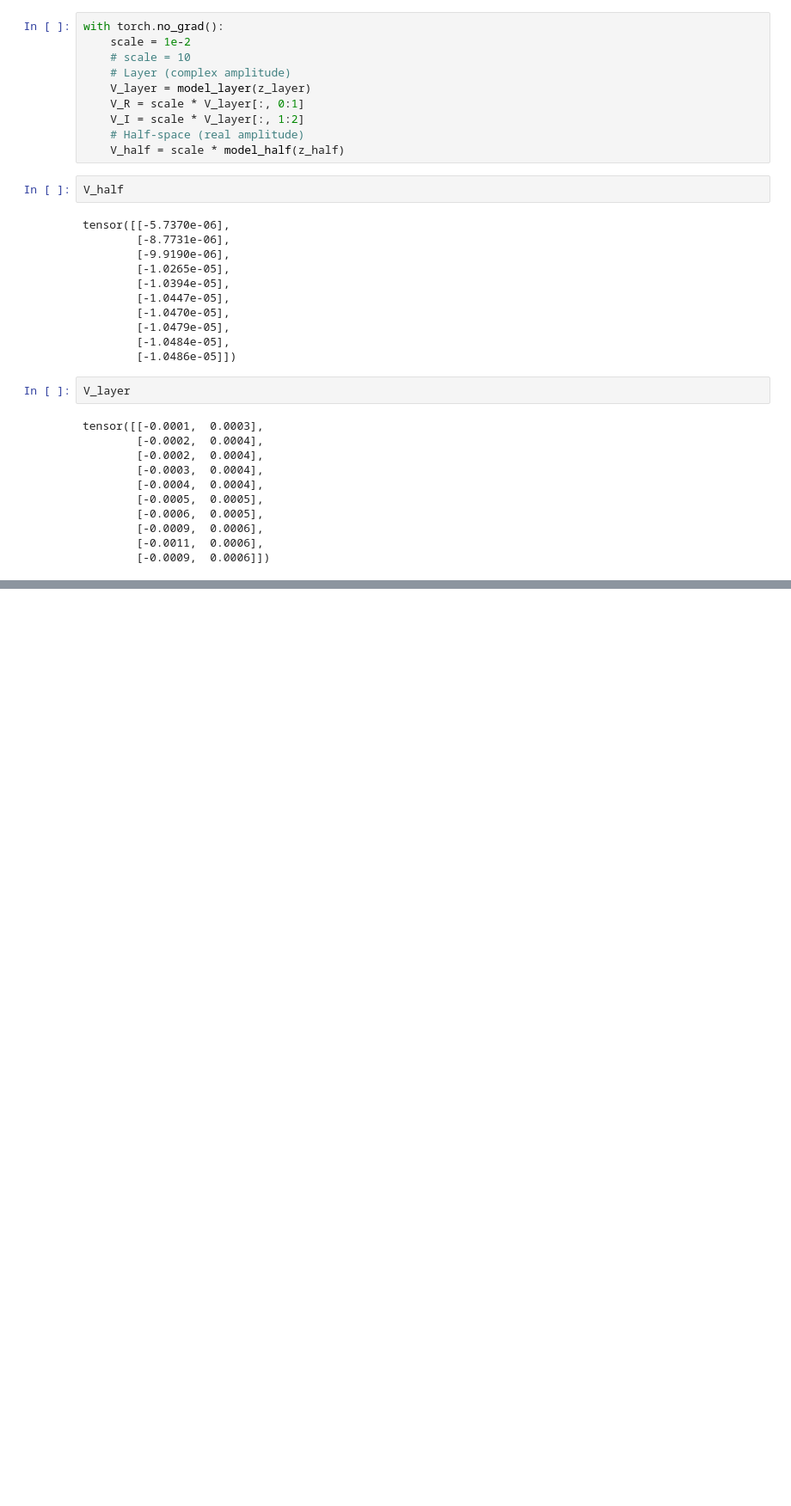
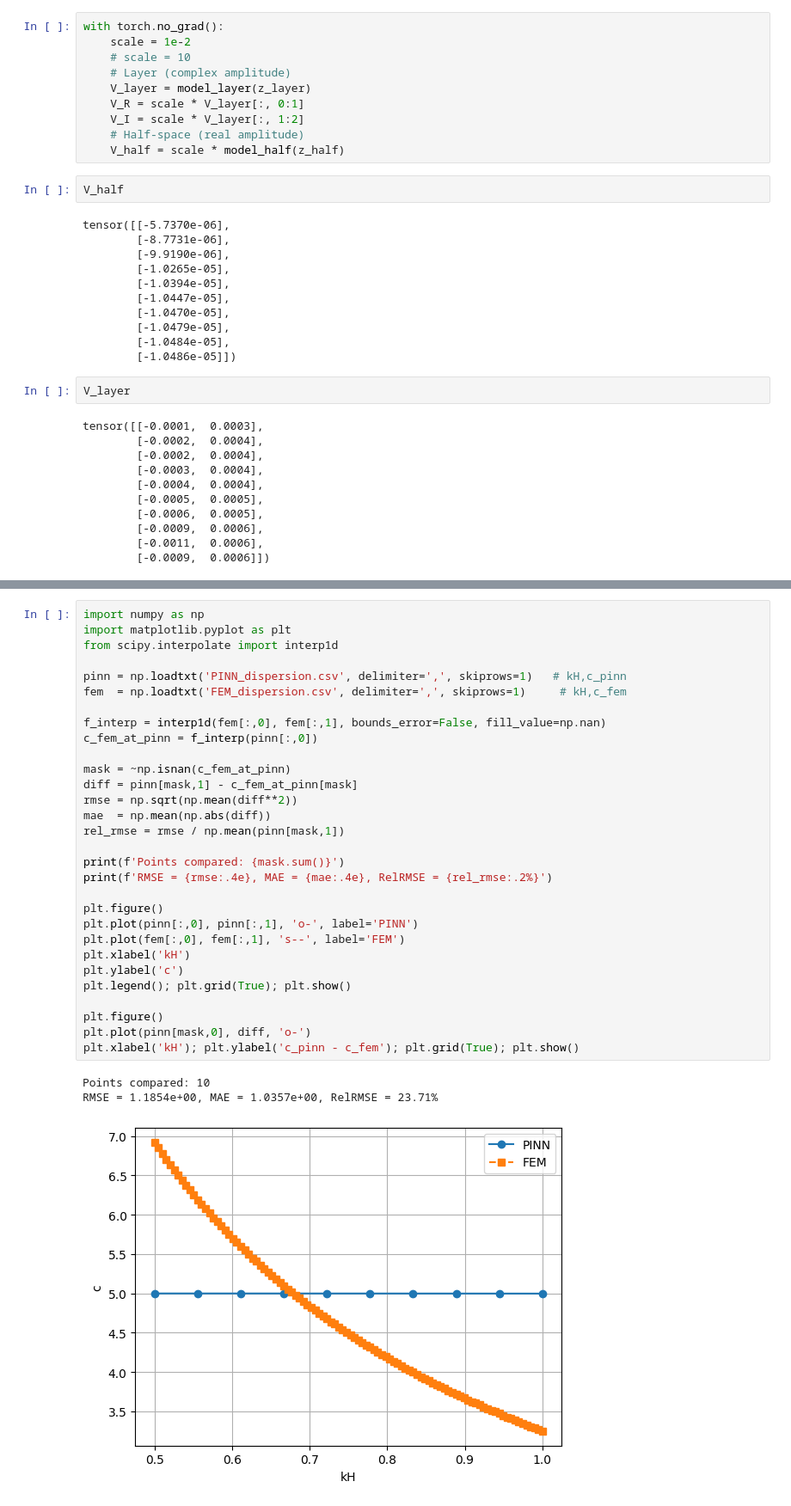
Before and after one commit to mayankjha-my/PINN, a Jupyter notebook: experiments/model_eval.ipynb, the cells around one changed output, grey strips where cells are left out. Shown at 86% size. Saved outputs shown, nothing was run; the diff lists cells and outputs as text; blank space fills up the shorter version.

```diff
--- a/experiments/model_eval.ipynb
+++ b/experiments/model_eval.ipynb
@@ -128,0 +240,34 @@ tensor([[-0.0001,  0.0003],
+# %%
+import numpy as np
+import matplotlib.pyplot as plt
+from scipy.interpolate import interp1d
+
+pinn = np.loadtxt('PINN_dispersion.csv', delimiter=',', skiprows=1)   # kH,c_pinn
+fem  = np.loadtxt('FEM_dispersion.csv', delimiter=',', skiprows=1)     # kH,c_fem
+
+f_interp = interp1d(fem[:,0], fem[:,1], bounds_error=False, fill_value=np.nan)
+c_fem_at_pinn = f_interp(pinn[:,0])
+
+mask = ~np.isnan(c_fem_at_pinn)
+diff = pinn[mask,1] - c_fem_at_pinn[mask]
+rmse = np.sqrt(np.mean(diff**2))
+mae  = np.mean(np.abs(diff))
+rel_rmse = rmse / np.mean(pinn[mask,1])
+
+print(f'Points compared: {mask.sum()}')
+print(f'RMSE = {rmse:.4e}, MAE = {mae:.4e}, RelRMSE = {rel_rmse:.2%}')
+
+plt.figure()
+plt.plot(pinn[:,0], pinn[:,1], 'o-', label='PINN')
+plt.plot(fem[:,0], fem[:,1], 's--', label='FEM')
+plt.xlabel('kH')
+plt.ylabel('c')
+plt.legend(); plt.grid(True); plt.show()
+
+plt.figure()
+plt.plot(pinn[mask,0], diff, 'o-')
+plt.xlabel('kH'); plt.ylabel('c_pinn - c_fem'); plt.grid(True); plt.show()
+# %% [output]
+Points compared: 10
+RMSE = 1.1854e+00, MAE = 1.0357e+00, RelRMSE = 23.71%
+[figure, added]
```
Also changed, not shown: parts of 4 cells of this notebook, 10 other files.
